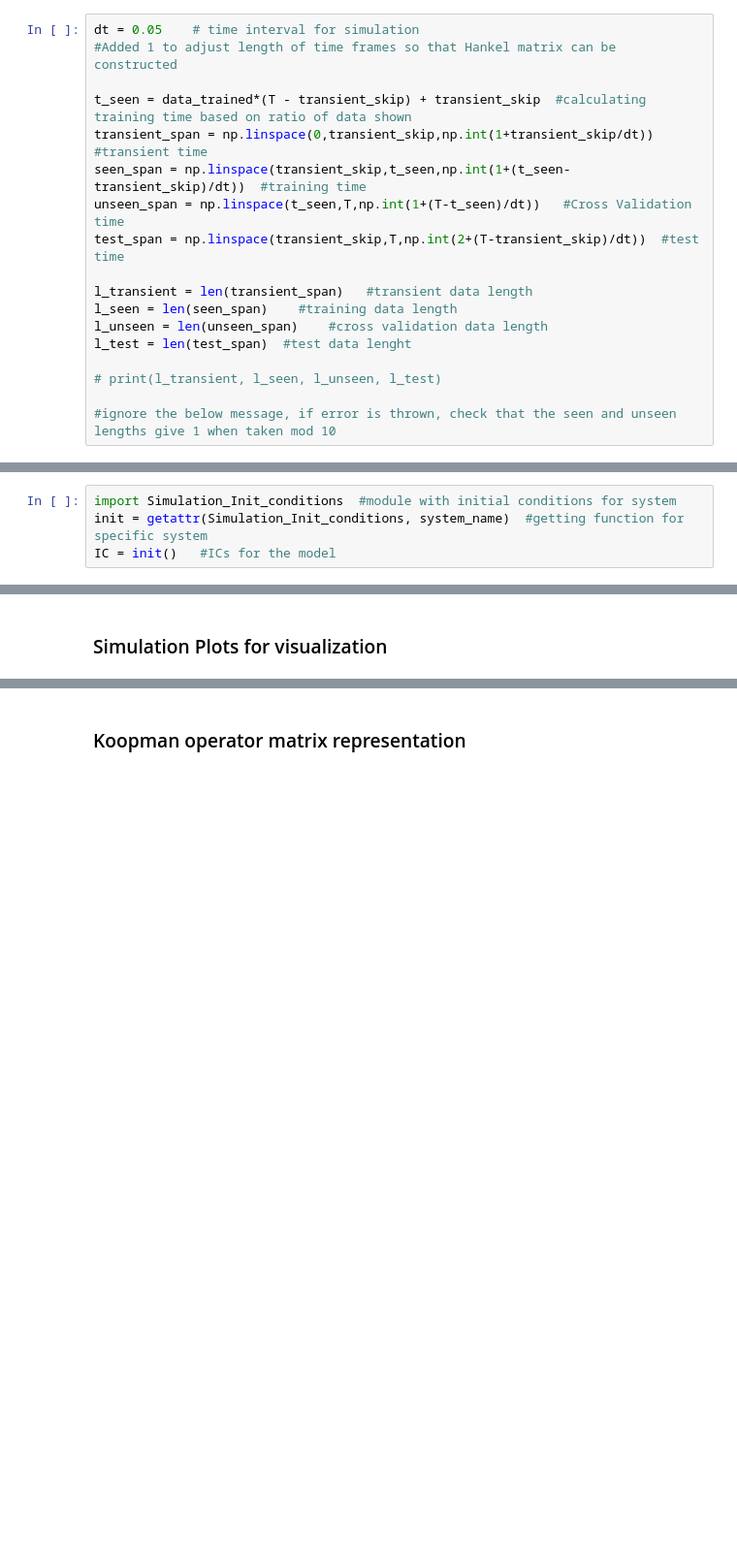
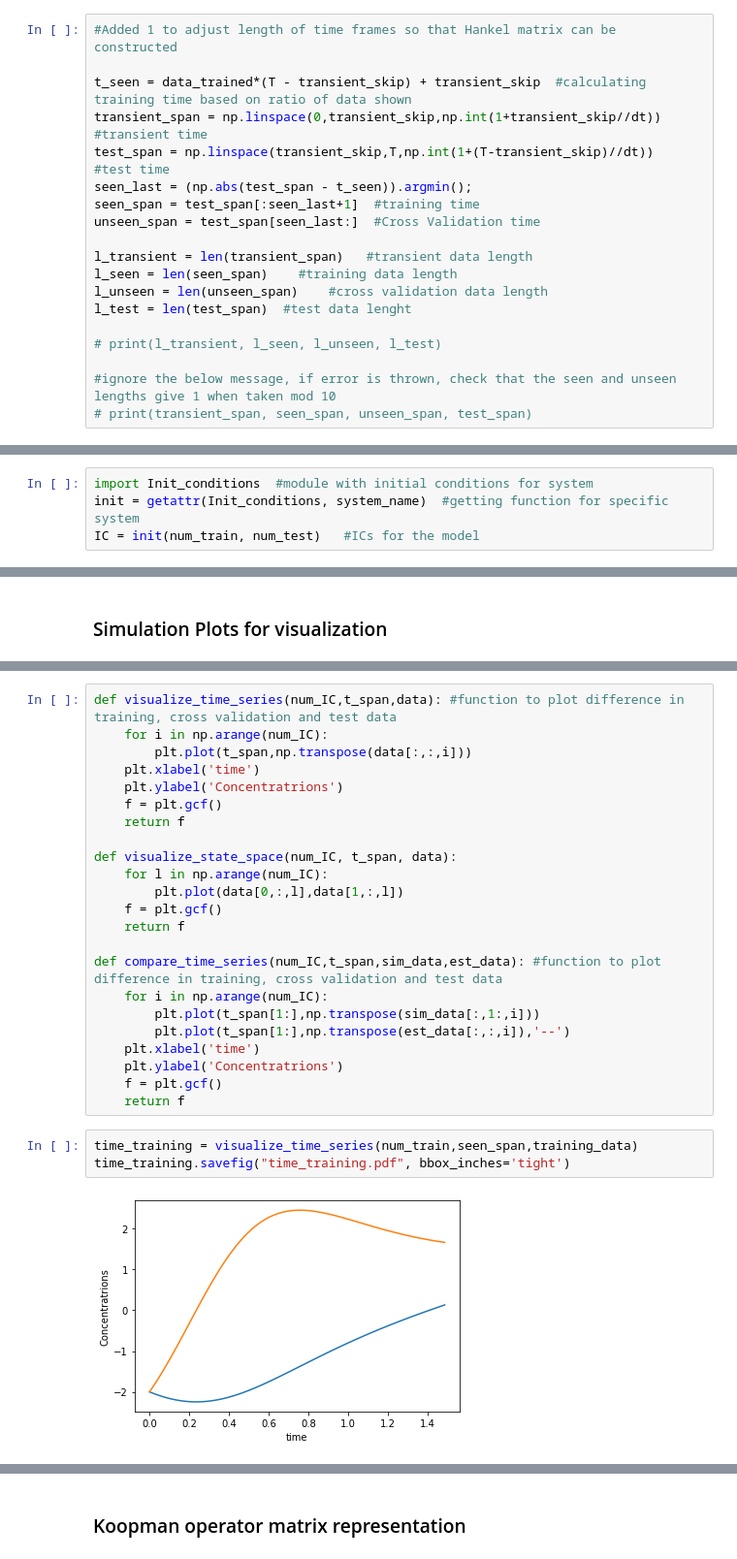
Before and after one commit to nibodh/Dynamic-Mode-Decompositions, a Jupyter notebook: main.ipynb, the cells around one changed output, grey strips where cells are left out. Shown at 97% size. Saved outputs shown, nothing was run; the diff lists cells and outputs as text; blank space fills up the shorter version.

Commit message:
Added coefficient matrix, RBFs, comparing plots

```diff
--- a/main.ipynb
+++ b/main.ipynb
@@ -29,14 +32,14 @@ T = 30   #simulation end time
 # %% [markdown]
 ### Derived time series
 # %%
-dt = 0.05    # time interval for simulation
 #Added 1 to adjust length of time frames so that Hankel matrix can be constructed
 
 t_seen = data_trained*(T - transient_skip) + transient_skip  #calculating training time based on ratio of data shown
-transient_span = np.linspace(0,transient_skip,np.int(1+transient_skip/dt))  #transient time
-seen_span = np.linspace(transient_skip,t_seen,np.int(1+(t_seen-transient_skip)/dt))  #training time
-unseen_span = np.linspace(t_seen,T,np.int(1+(T-t_seen)/dt))   #Cross Validation time
-test_span = np.linspace(transient_skip,T,np.int(2+(T-transient_skip)/dt))  #test time
+transient_span = np.linspace(0,transient_skip,np.int(1+transient_skip//dt))  #transient time
+test_span = np.linspace(transient_skip,T,np.int(1+(T-transient_skip)//dt))  #test time
+seen_last = (np.abs(test_span - t_seen)).argmin();
+seen_span = test_span[:seen_last+1]  #training time
+unseen_span = test_span[seen_last:]  #Cross Validation time
 
 l_transient = len(transient_span)   #transient data length
 l_seen = len(seen_span)    #training data length
@@ -46,12 +49,13 @@ l_test = len(test_span)  #test data lenght
 # print(l_transient, l_seen, l_unseen, l_test)
 
 #ignore the below message, if error is thrown, check that the seen and unseen lengths give 1 when taken mod 10
+# print(transient_span, seen_span, unseen_span, test_span)
 # %% [markdown]
 ### ICs
 # %%
-import Simulation_Init_conditions  #module with initial conditions for system
-init = getattr(Simulation_Init_conditions, system_name)  #getting function for specific system
-IC = init()   #ICs for the model
+import Init_conditions  #module with initial conditions for system
+init = getattr(Init_conditions, system_name)  #getting function for specific system
+IC = init(num_train, num_test)   #ICs for the model
 # %%
 #%%writefile -a code_execution_constants.py
 # ^ is appending num_states to file
@@ -102,0 +88,28 @@ fig_test = plot_time_series(num_test,test_span,test_data)
+# %%
+def visualize_time_series(num_IC,t_span,data): #function to plot difference in training, cross validation and test data
+    for i in np.arange(num_IC):
+        plt.plot(t_span,np.transpose(data[:,:,i]))
+    plt.xlabel('time')
+    plt.ylabel('Concentratrions')
+    f = plt.gcf()
+    return f
+
+def visualize_state_space(num_IC, t_span, data):
+    for l in np.arange(num_IC):
+        plt.plot(data[0,:,l],data[1,:,l])
+    f = plt.gcf()
+    return f
+
+def compare_time_series(num_IC,t_span,sim_data,est_data): #function to plot difference in training, cross validation and test data
+    for i in np.arange(num_IC):
+        plt.plot(t_span[1:],np.transpose(sim_data[:,1:,i]))
+        plt.plot(t_span[1:],np.transpose(est_data[:,:,i]),'--')
+    plt.xlabel('time')
+    plt.ylabel('Concentratrions')
+    f = plt.gcf()
+    return f
+# %%
+time_training = visualize_time_series(num_train,seen_span,training_data)
+time_training.savefig("time_training.pdf", bbox_inches='tight')
+# %% [output]
+[figure, added]
```
Also changed, not shown: parts of 13 cells of this notebook, 4 other files.
